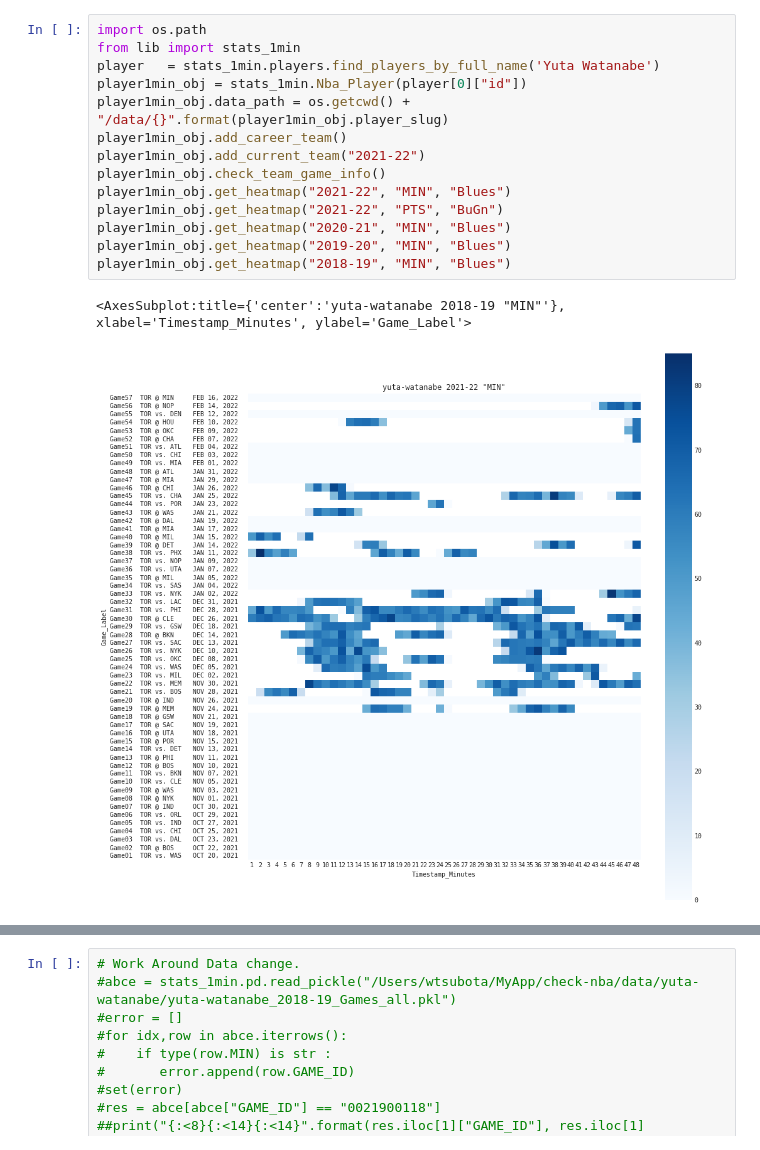
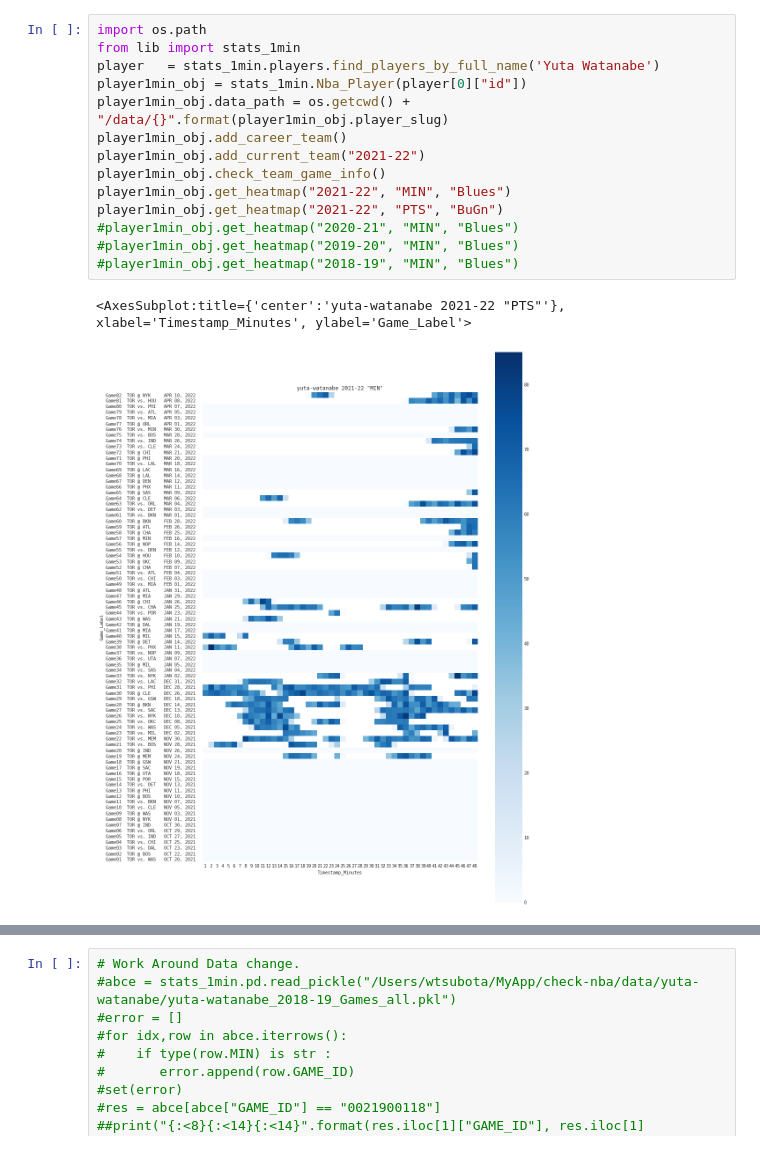
Before and after one commit to Wtsubo/Notable-NBA-Stats, a Jupyter notebook: Sample.ipynb, the cells around one changed output, grey strips where cells are left out. Cells and saved outputs as stored; diff of their text form.

```diff
--- a/Sample.ipynb
+++ b/Sample.ipynb
@@ -1,17 +1,17 @@
 # %%
 import os.path
 from lib import stats_1min
 player   = stats_1min.players.find_players_by_full_name('Yuta Watanabe')
 player1min_obj = stats_1min.Nba_Player(player[0]["id"])
 player1min_obj.data_path = os.getcwd() + "/data/{}".format(player1min_obj.player_slug)
 player1min_obj.add_career_team()
 player1min_obj.add_current_team("2021-22")
 player1min_obj.check_team_game_info()
 player1min_obj.get_heatmap("2021-22", "MIN", "Blues")
 player1min_obj.get_heatmap("2021-22", "PTS", "BuGn")
-player1min_obj.get_heatmap("2020-21", "MIN", "Blues")
-player1min_obj.get_heatmap("2019-20", "MIN", "Blues")
-player1min_obj.get_heatmap("2018-19", "MIN", "Blues")
+#player1min_obj.get_heatmap("2020-21", "MIN", "Blues")
+#player1min_obj.get_heatmap("2019-20", "MIN", "Blues")
+#player1min_obj.get_heatmap("2018-19", "MIN", "Blues")
 # %% [output]
-<AxesSubplot:title={'center':'yuta-watanabe 2018-19 "MIN"'}, xlabel='Timestamp_Minutes', ylabel='Game_Label'>
+<AxesSubplot:title={'center':'yuta-watanabe 2021-22 "PTS"'}, xlabel='Timestamp_Minutes', ylabel='Game_Label'>
-[figure, old version]
+[figure, new version]
```
Also changed, not shown: parts of 2 cells of this notebook.
